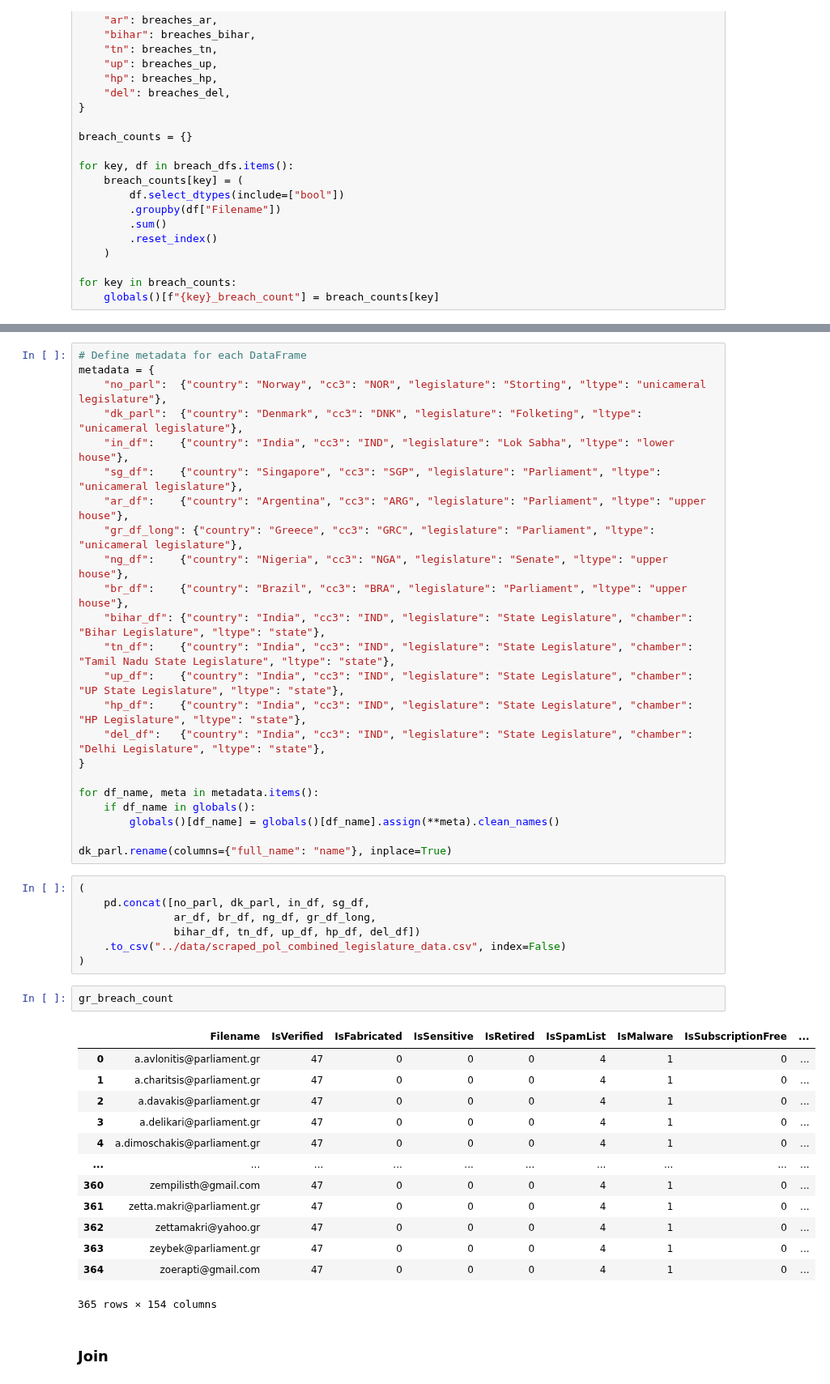
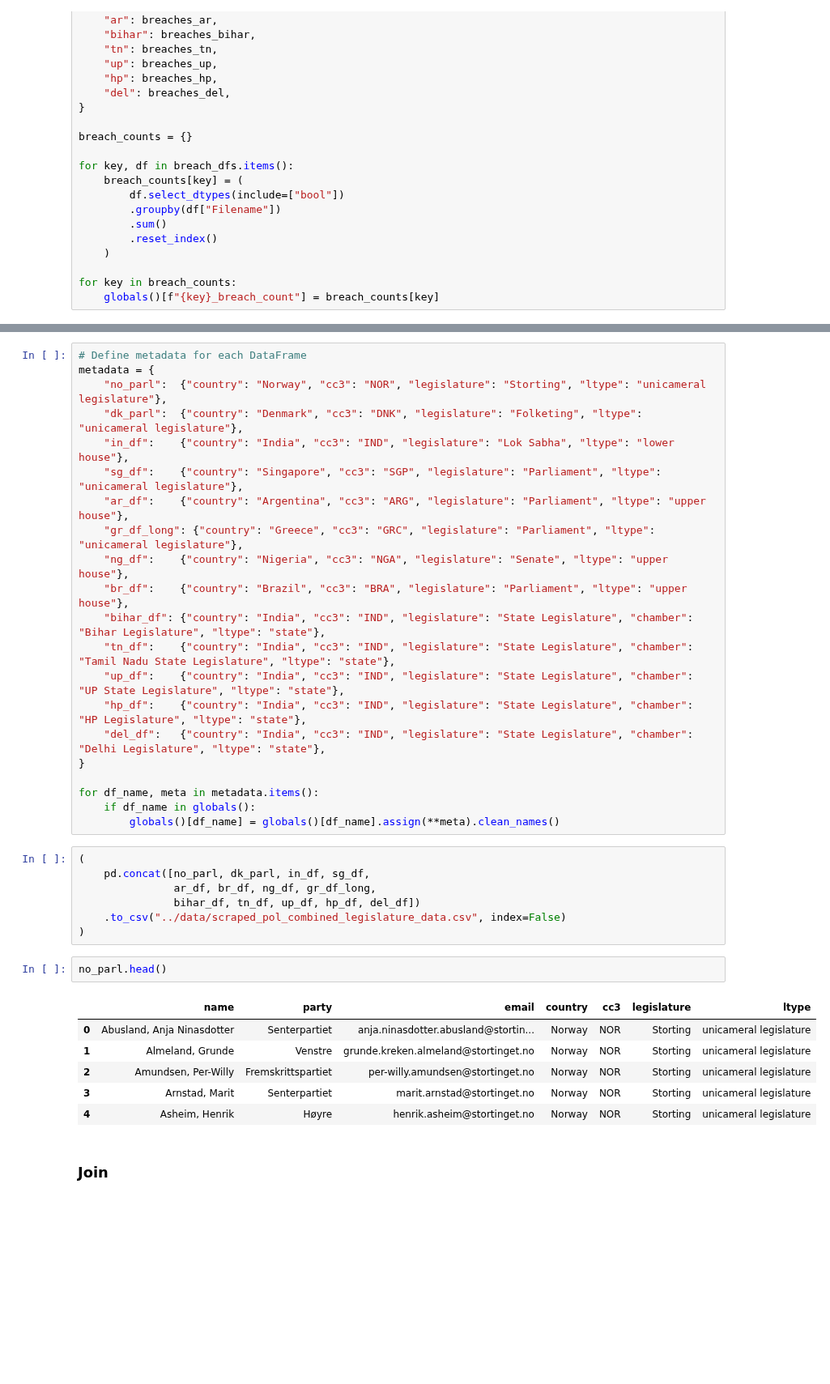
Before and after one commit to themains/pwned_pols, a Jupyter notebook: scripts/05_hibp_everypol_ind_eur_combine.ipynb, the cells around one changed output, grey strips where cells are left out. Shown at 81% size. Cells and saved outputs as stored; diff of their text form; blank space fills up the shorter version.

```diff
--- a/scripts/04_hibp_everypol_ind_eur_combine.ipynb
+++ b/scripts/05_hibp_everypol_ind_eur_combine.ipynb
@@ -393,8 +334,6 @@ metadata = {
 for df_name, meta in metadata.items():
     if df_name in globals():
         globals()[df_name] = globals()[df_name].assign(**meta).clean_names()
-
-dk_parl.rename(columns={"full_name": "name"}, inplace=True)
 # %%
 (
     pd.concat([no_parl, dk_parl, in_df, sg_df,
@@ -402,22 +341,15 @@ dk_parl.rename(columns={"full_name": "name"}, inplace=True)
                bihar_df, tn_df, up_df, hp_df, del_df])
     .to_csv("../data/scraped_pol_combined_legislature_data.csv", index=False)
 )
-# %%
-gr_breach_count
-# %% [output]
-|  | Filename | IsVerified | IsFabricated | IsSensitive | IsRetired | IsSpamList | IsMalware | IsSubscriptionFree | ... |
-| 0 | a.avlonitis@parliament.gr | 47 | 0 | 0 | 0 | 4 | 1 | 0 | ... |
-| 1 | a.charitsis@parliament.gr | 47 | 0 | 0 | 0 | 4 | 1 | 0 | ... |
-| 2 | a.davakis@parliament.gr | 47 | 0 | 0 | 0 | 4 | 1 | 0 | ... |
-| 3 | a.delikari@parliament.gr | 47 | 0 | 0 | 0 | 4 | 1 | 0 | ... |
-| 4 | a.dimoschakis@parliament.gr | 47 | 0 | 0 | 0 | 4 | 1 | 0 | ... |
-| ... | ... | ... | ... | ... | ... | ... | ... | ... | ... |
-| 360 | zempilisth@gmail.com | 47 | 0 | 0 | 0 | 4 | 1 | 0 | ... |
-| 361 | zetta.makri@parliament.gr | 47 | 0 | 0 | 0 | 4 | 1 | 0 | ... |
-| 362 | zettamakri@yahoo.gr | 47 | 0 | 0 | 0 | 4 | 1 | 0 | ... |
-| 363 | zeybek@parliament.gr | 47 | 0 | 0 | 0 | 4 | 1 | 0 | ... |
-| 364 | zoerapti@gmail.com | 47 | 0 | 0 | 0 | 4 | 1 | 0 | ... |
-365 rows × 154 columns
+# %%
+no_parl.head()
+# %% [output]
+|  | name | party | email | country | cc3 | legislature | ltype |
+| 0 | Abusland, Anja Ninasdotter | Senterpartiet | anja.ninasdotter.abusland@stortin... | Norway | NOR | Storting | unicameral legislature |
+| 1 | Almeland, Grunde | Venstre | grunde.kreken.almeland@stortinget.no | Norway | NOR | Storting | unicameral legislature |
+| 2 | Amundsen, Per-Willy | Fremskrittspartiet | per-willy.amundsen@stortinget.no | Norway | NOR | Storting | unicameral legislature |
+| 3 | Arnstad, Marit | Senterpartiet | marit.arnstad@stortinget.no | Norway | NOR | Storting | unicameral legislature |
+| 4 | Asheim, Henrik | Høyre | henrik.asheim@stortinget.no | Norway | NOR | Storting | unicameral legislature |
 # %% [markdown]
 ### Join
 # %%
```
Also changed, not shown: parts of 8 cells of this notebook, 1 other file.
